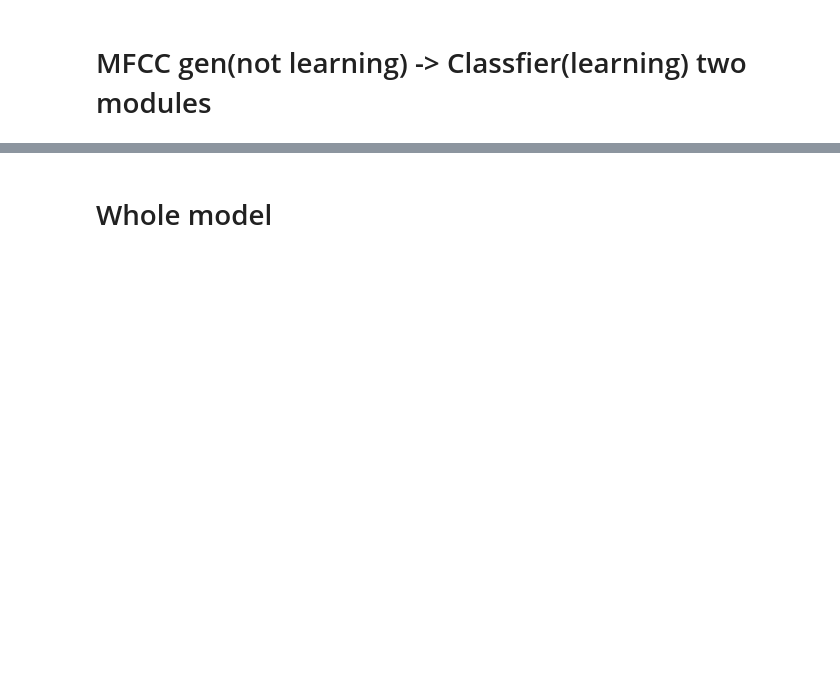
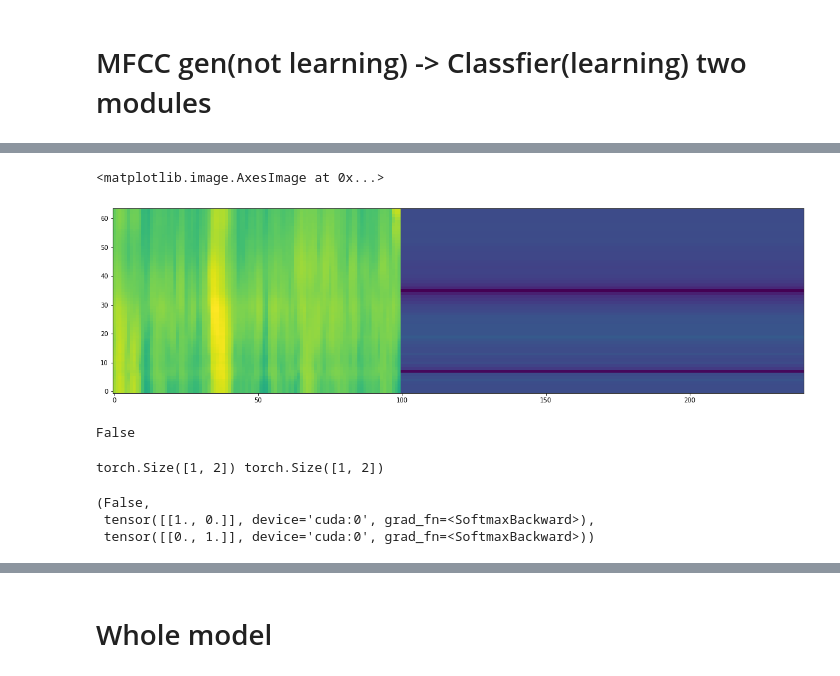
Before and after one commit to IstiaqAnsari/SpectNet, a Jupyter notebook: codes/almost trainer mfcc layer.ipynb, the cells around one changed output, grey strips where cells are left out. Saved outputs shown, nothing was run; the diff lists cells and outputs as text; code cells hidden in the pictures; blank space fills up the shorter version.

```diff
--- a/codes/almost trainer mfcc layer.ipynb
+++ b/codes/almost trainer mfcc layer.ipynb
@@ -297,7 +292,7 @@ Estimated Total Size (MB): 568.22
 ----------------------------------------------------------------
 # %%
 model = Network(2,0)
-mfcc_gen = MFCC_Gen(fs=1000,filters=64)
+mfcc_gen = MFCC_Gen(fs=1000,filters=64,momentum=0.1)
 # %%
 class WHOLE_MODEL(nn.Module):
     def __init__(self,kernel_size = 81,filters = 26,fs=1000,winlen=0.025,winstep=0.01,dimension=1):
@@ -512,0 +715,10 @@ NameError: name 'mfcc_gen' is not defined
+# %%
+plt.figure(figsize=(20,20))
+plt.imshow(to_numpy(hold[0]),origin='lower')
+# %% [output]
+<matplotlib.image.AxesImage at 0x...>
+[figure, added]
+# %%
+torch.equal(a,b)
+# %% [output]
+False
@@ -512,0 +779,10 @@ NameError: name 'mfcc_gen' is not defined
+# %%
+a = calc(hold[:1])
+b = calc(holdval[:1])
+print(a.shape, b.shape)
+torch.equal(a,b),a,b
+# %% [output]
+torch.Size([1, 2]) torch.Size([1, 2])
+(False,
+ tensor([[1., 0.]], device='cuda:0', grad_fn=<SoftmaxBackward>),
+ tensor([[0., 1.]], device='cuda:0', grad_fn=<SoftmaxBackward>))
```
Also changed, not shown: parts of 56 cells of this notebook, 4 other files.
